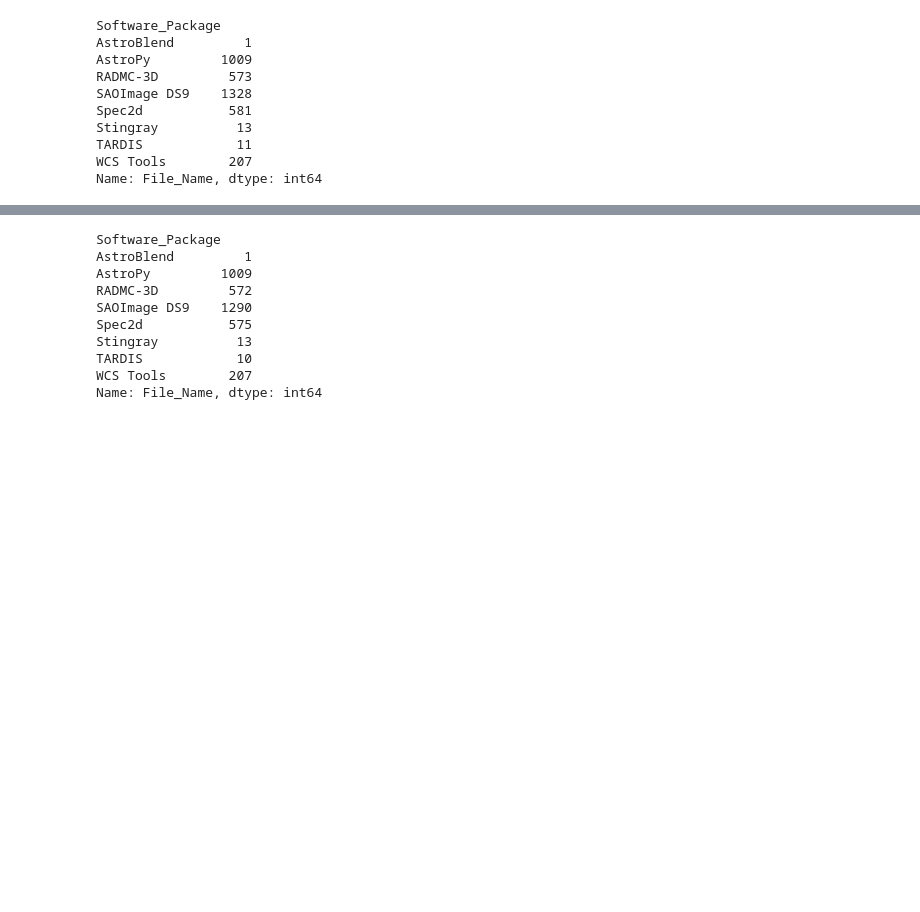
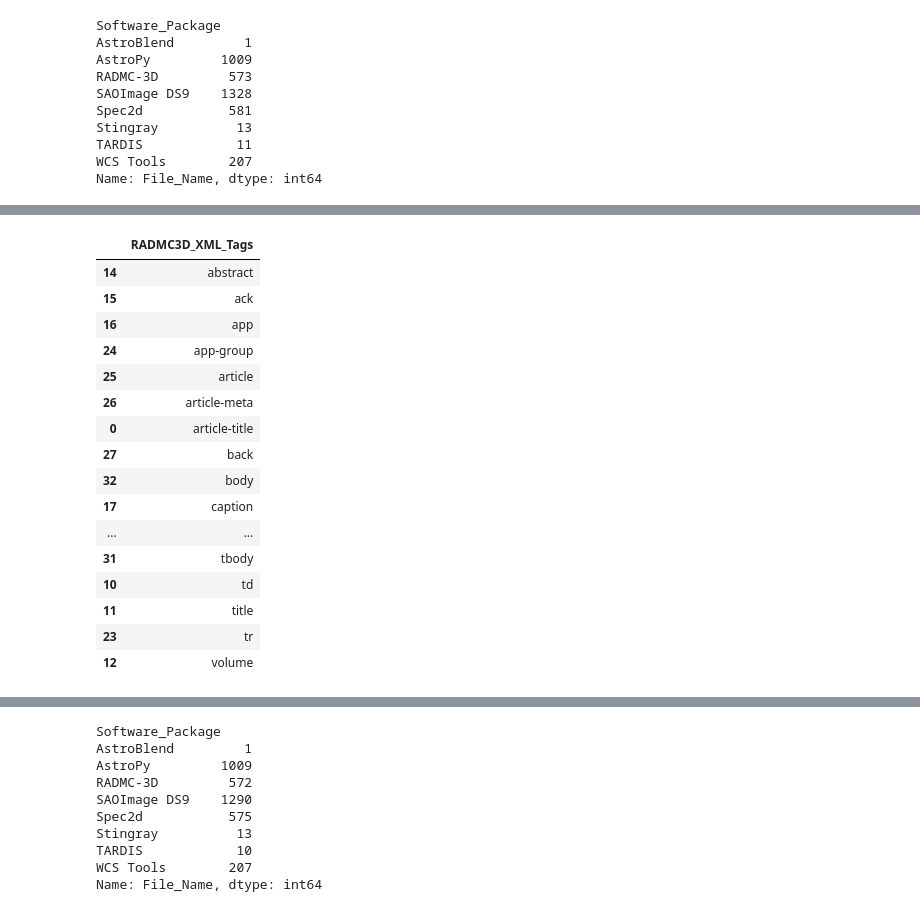
Before and after one commit to CfA-Library/Cite_Astro_Software, a Jupyter notebook: Citation_Study_2019/XML_ANALYSIS_022619.ipynb, the cells around one changed output, grey strips where cells are left out. Drawn from its saved outputs; the diff is of its cells as text; code cells hidden in the pictures; blank space fills up the shorter version.

```diff
--- a/Citation_Study_2019/XML_ANALYSIS_022619.ipynb
+++ b/Citation_Study_2019/XML_ANALYSIS_022619.ipynb
@@ -283,0 +339,29 @@ Name: File_Name, dtype: int64
+# %%
+# RADMC-3D
+RADMC3D_Tags = XML_all_tags.loc[XML_all_tags['Software_Package'].str.contains("RADMC-3D")]
+RADMC3D_Tags = pd.concat([RADMC3D_Tags['Parent1_Tag'], RADMC3D_Tags['Parent2_Tag'], RADMC3D_Tags['Parent3_Tag'], RADMC3D_Tags['Parent4_Tag']]).unique()
+RADMC3D_Tags = np.ndarray.tolist(RADMC3D_Tags)
+RADMC3D_Tags = pd.DataFrame(RADMC3D_Tags, columns = ["RADMC3D_XML_Tags"])
+RADMC3D_Tags = RADMC3D_Tags[RADMC3D_Tags.RADMC3D_XML_Tags.notnull()]
+RADMC3D_Tags = RADMC3D_Tags.sort_values(by=['RADMC3D_XML_Tags'])
+# write tags to csv
+RADMC3D_Tags.to_csv("RADMC3D_Tags_022719.csv")
+RADMC3D_Tags
+# %% [output]
+|  | RADMC3D_XML_Tags |
+| 14 | abstract |
+| 15 | ack |
+| 16 | app |
+| 24 | app-group |
+| 25 | article |
+| 26 | article-meta |
+| 0 | article-title |
+| 27 | back |
+| 32 | body |
+| 17 | caption |
+| ... | ... |
+| 31 | tbody |
+| 10 | td |
+| 11 | title |
+| 23 | tr |
+| 12 | volume |
```
Also changed, not shown: parts of 10 cells of this notebook, 10 other files.
